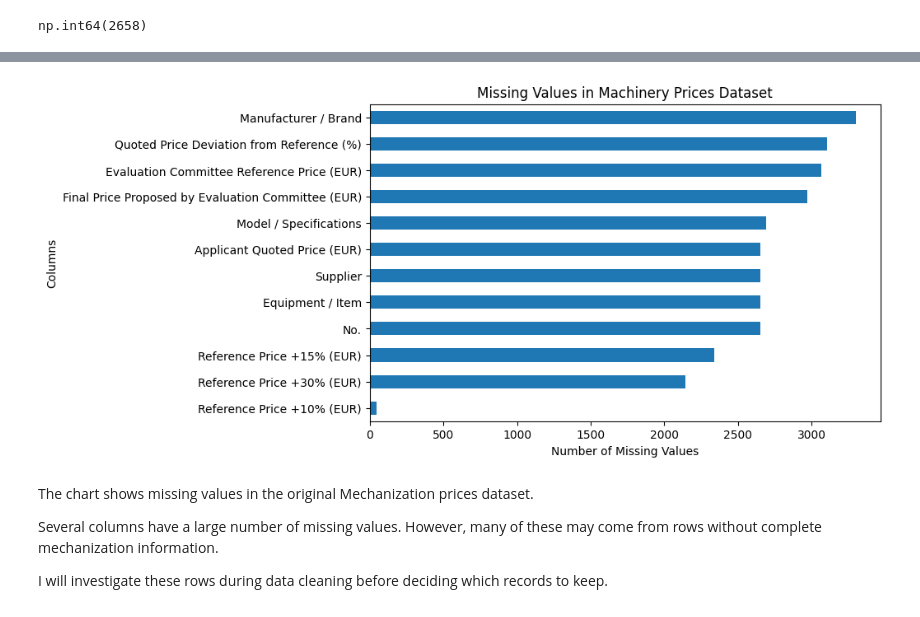
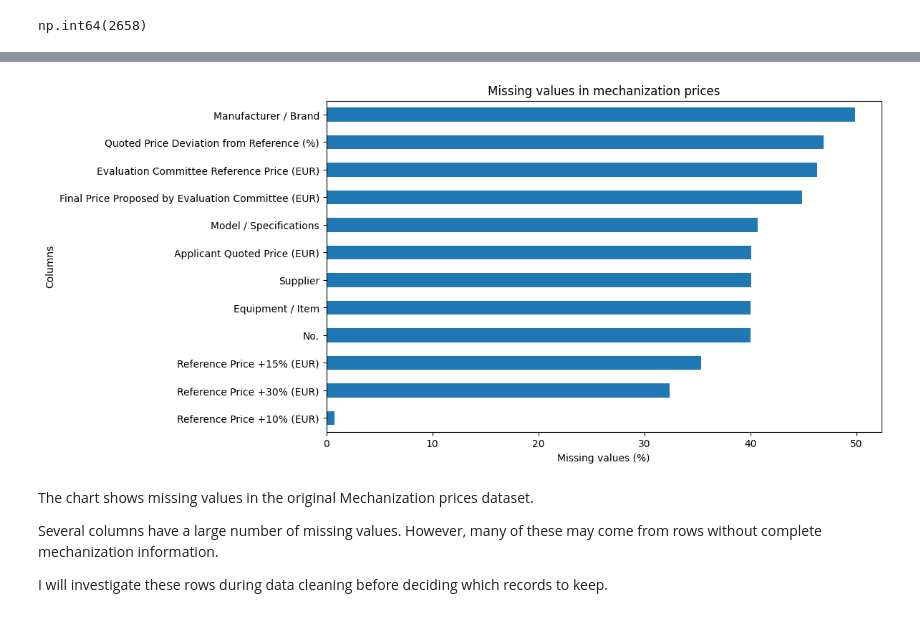
Before and after one commit to milatovicdanka90-maker/dsb_capstone, a Jupyter notebook: 01_EDA.ipynb, the cells around one changed output, grey strips where cells are left out. Cells and saved outputs as stored; diff of their text form; code cells hidden in the pictures.

```diff
--- a/01_EDA.ipynb
+++ b/01_EDA.ipynb
@@ -121,17 +163,17 @@ The dataset contains missing values in several columns, especially in machinery
 # %%
-# Missing values visualization
+# Percentage of missing values by column
 
-missing = prices.isnull().sum()
+missing = prices.isnull().mean() * 100
 
-plt.figure(figsize=(8, 5))
-
+plt.figure(figsize=(10, 6))
 missing.sort_values().plot(kind="barh")
 
-plt.title("Missing Values in Machinery Prices Dataset")
-plt.xlabel("Number of Missing Values")
-plt.ylabel("Columns");
+plt.title("Missing values in mechanization prices")
+plt.xlabel("Missing values (%)")
+plt.ylabel("Columns")
+plt.show()
 # %% [output]
-[figure, old version]
+[figure, new version]
 # %% [markdown]
 The chart shows missing values in the original Mechanization prices dataset.
 
```
Also changed, not shown: parts of 10 cells of this notebook.
